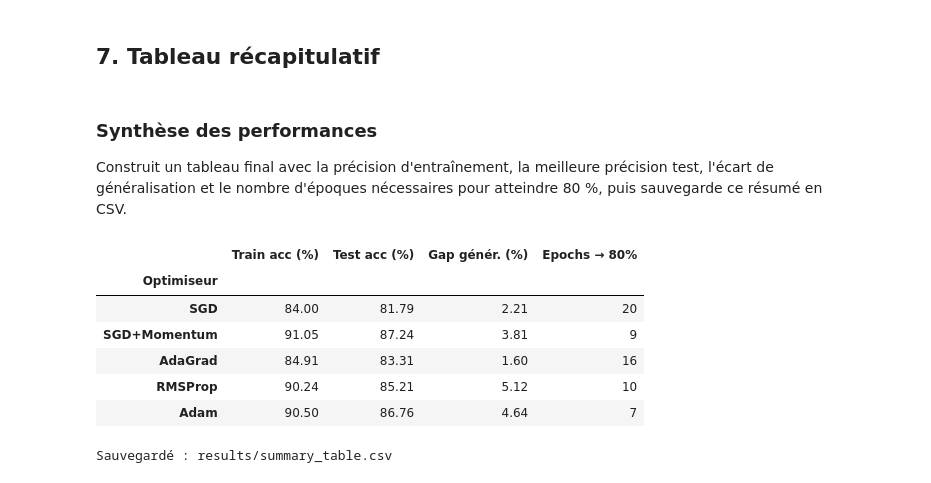
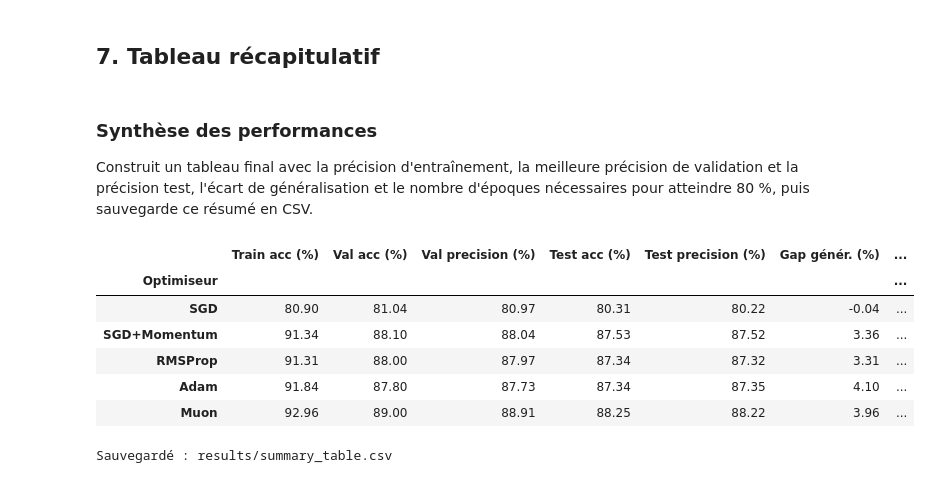
Before and after one commit to Gabriel-orcun/Convex-Optimisation, a Jupyter notebook: experiment.ipynb, the cells around one changed output. Drawn from its saved outputs; the diff is of its cells as text; code cells hidden in the pictures.

```diff
--- a/experiment.ipynb
+++ b/experiment.ipynb
@@ -265,17 +180,34 @@ transform_train = transforms.Compose([
     transforms.Normalize(MEAN, STD),
 ])
 
-transform_test = transforms.Compose([
+transform_eval = transforms.Compose([
     transforms.ToTensor(),
     transforms.Normalize(MEAN, STD),
 ])
 
-trainset = torchvision.datasets.CIFAR10(root='./data', train=True,  download=True, transform=transform_train)
-testset  = torchvision.datasets.CIFAR10(root='./data', train=False, download=True, transform=transform_test)
+full_train_aug  = torchvision.datasets.CIFAR10(root='./data', train=True,  download=True, transform=transform_train)
+full_train_eval = torchvision.datasets.CIFAR10(root='./data', train=True,  download=True, transform=transform_eval)
+testset         = torchvision.datasets.CIFAR10(root='./data', train=False, download=True, transform=transform_eval)
 
-trainloader = torch.utils.data.DataLoader(trainset, batch_size=BATCH_SIZE, shuffle=True,  num_workers=2)
-testloader  = torch.utils.data.DataLoader(testset,  batch_size=BATCH_SIZE, shuffle=False, num_workers=2)
+split_generator = torch.Generator().manual_seed(SEED)
+train_subset, val_subset = torch.utils.data.random_split(
+    range(len(full_train_aug)),
+    [TRAIN_SIZE, VAL_SIZE],
+    generator=split_generator,
+)
+train_idx = train_subset.indices
+val_idx   = val_subset.indices
+
+trainset      = torch.utils.data.Subset(full_train_aug, train_idx)
+train_evalset = torch.utils.data.Subset(full_train_eval, train_idx)
+valset        = torch.utils.data.Subset(full_train_eval, val_idx)
+
+trainloader      = torch.utils.data.DataLoader(trainset,      batch_size=BATCH_SIZE, shuffle=True,  num_workers=2)
+train_eval_loader = torch.utils.data.DataLoader(train_evalset, batch_size=BATCH_SIZE, shuffle=False, num_workers=2)
+valloader        = torch.utils.data.DataLoader(valset,        batch_size=BATCH_SIZE, shuffle=False, num_workers=2)
+testloader       = torch.utils.data.DataLoader(testset,       batch_size=BATCH_SIZE, shuffle=False, num_workers=2)
 
 print(f"Train : {len(trainset):,} images")
+print(f"Val   : {len(valset):,} images")
 print(f"Test  : {len(testset):,} images")
 # %% [output]
@@ -526,28 +583,34 @@ Cellule actuellement vide, conservée comme espace de travail pour ajouter des a
 ## 7. Tableau récapitulatif
 # %% [markdown]
 ### Synthèse des performances
-Construit un tableau final avec la précision d'entraînement, la meilleure précision test, l'écart de généralisation et le nombre d'époques nécessaires pour atteindre 80 %, puis sauvegarde ce résumé en CSV.
+Construit un tableau final avec la précision d'entraînement, la meilleure précision de validation et la précision test, l'écart de généralisation et le nombre d'époques nécessaires pour atteindre 80 %, puis sauvegarde ce résumé en CSV.
 # %%
 rows = []
 for name, res in all_results.items():
-    gap  = res["train_acc"][-1] - res["test_acc"][-1]
-    ep80 = next((i + 1 for i, a in enumerate(res["test_acc"]) if a >= 80), None)
+    gap  = res["train_acc"][-1] - res["val_acc"][-1]
+    ep80 = next((i + 1 for i, a in enumerate(res["val_acc"]) if a >= 80), None)
     rows.append({
         "Optimiseur":          name,
         "Train acc (%)": f"{res['train_acc'][-1]:.2f}",
+        "Val acc (%)":   f"{max(res['val_acc']):.2f}",
+        "Val precision (%)": f"{max(res['val_precision']):.2f}",
         "Test acc (%)":  f"{max(res['test_acc']):.2f}",
+        "Test precision (%)": f"{max(res['test_precision']):.2f}",
         "Gap génér. (%)": f"{gap:.2f}",
-        "Epochs → 80%":  ep80 if ep80 else f">{NUM_EPOCHS}",
+        "Epochs val → 80%":  ep80 if ep80 else f">{NUM_EPOCHS}",
     })
 
 df = pd.DataFrame(rows).set_index("Optimiseur")
 display(df)
+
+df.to_csv("results/summary_table.csv")
+print("Sauvegardé : results/summary_table.csv")
 # %% [output]
-|  | Train acc (%) | Test acc (%) | Gap génér. (%) | Epochs → 80% |
-| Optimiseur |  |  |  |  |
-| SGD | 84.00 | 81.79 | 2.21 | 20 |
-| SGD+Momentum | 91.05 | 87.24 | 3.81 | 9 |
-| AdaGrad | 84.91 | 83.31 | 1.60 | 16 |
-| RMSProp | 90.24 | 85.21 | 5.12 | 10 |
-| Adam | 90.50 | 86.76 | 4.64 | 7 |
+|  | Train acc (%) | Val acc (%) | Val precision (%) | Test acc (%) | Test precision (%) | Gap génér. (%) | ... |
+| Optimiseur |  |  |  |  |  |  | ... |
+| SGD | 80.90 | 81.04 | 80.97 | 80.31 | 80.22 | -0.04 | ... |
+| SGD+Momentum | 91.34 | 88.10 | 88.04 | 87.53 | 87.52 | 3.36 | ... |
+| RMSProp | 91.31 | 88.00 | 87.97 | 87.34 | 87.32 | 3.31 | ... |
+| Adam | 91.84 | 87.80 | 87.73 | 87.34 | 87.35 | 4.10 | ... |
+| Muon | 92.96 | 89.00 | 88.91 | 88.25 | 88.22 | 3.96 | ... |
 Sauvegardé : results/summary_table.csv
```
Also changed, not shown: parts of 14 cells of this notebook, 2 other files.
